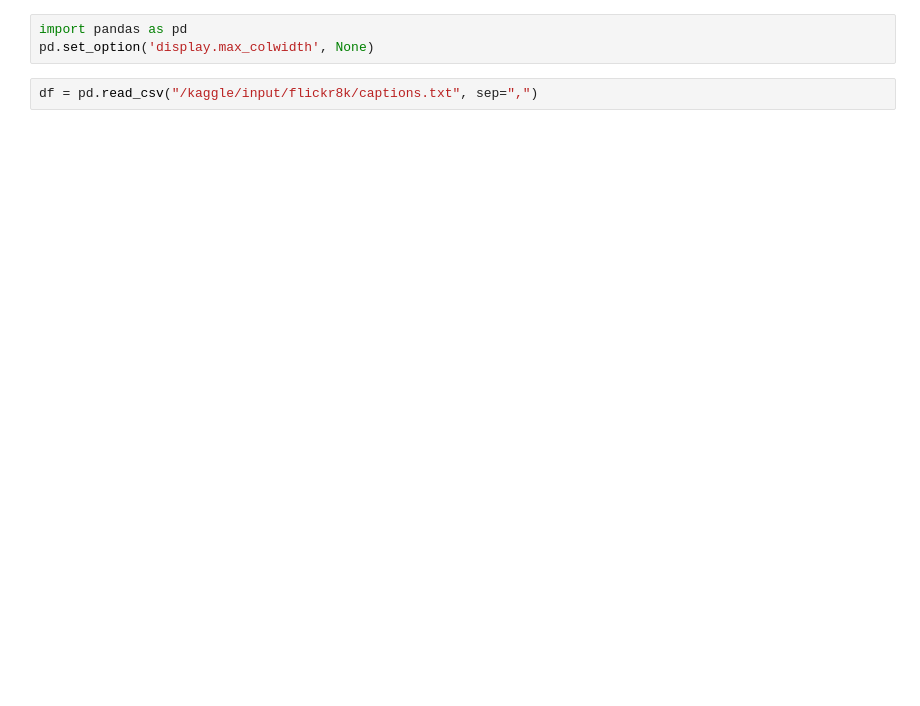
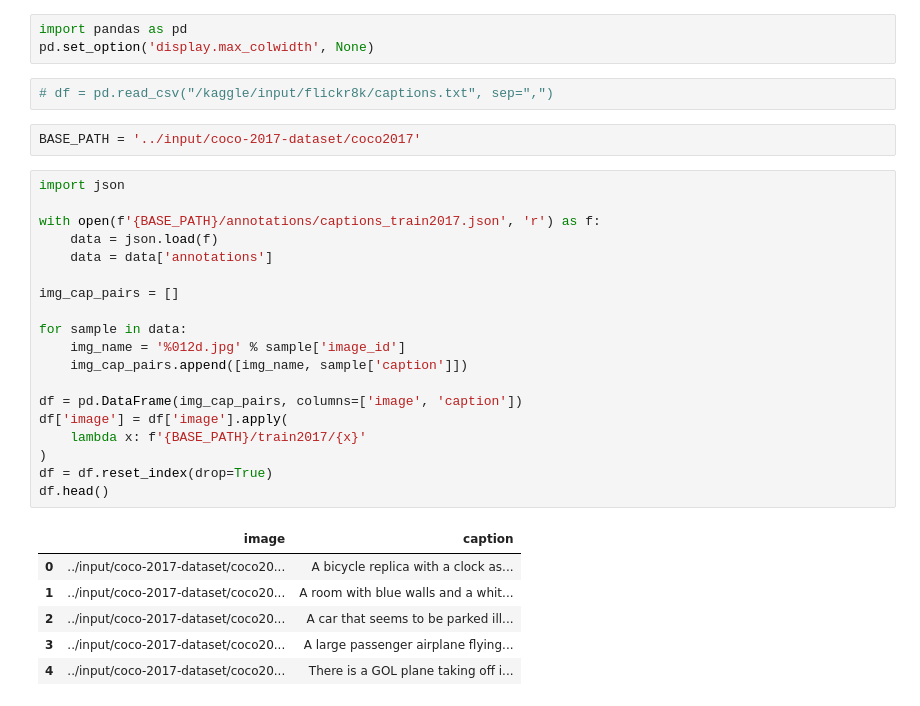
Before and after one commit to PrasannaKasar/Image-Captioning, a Jupyter notebook: image-captioning.ipynb, the cells around one changed output. Drawn from its saved outputs; the diff is of its cells as text; blank space fills up the shorter version.

```diff
--- a/image-captioning.ipynb
+++ b/image-captioning.ipynb
@@ -2,4 +4,32 @@
 import pandas as pd
 pd.set_option('display.max_colwidth', None)
 # %%
-df = pd.read_csv("/kaggle/input/flickr8k/captions.txt", sep=",")
+# df = pd.read_csv("/kaggle/input/flickr8k/captions.txt", sep=",")
+# %%
+BASE_PATH = '../input/coco-2017-dataset/coco2017'
+# %%
+import json
+
+with open(f'{BASE_PATH}/annotations/captions_train2017.json', 'r') as f:
+    data = json.load(f)
+    data = data['annotations']
+
+img_cap_pairs = []
+
+for sample in data:
+    img_name = '%012d.jpg' % sample['image_id']
+    img_cap_pairs.append([img_name, sample['caption']])
+
+df = pd.DataFrame(img_cap_pairs, columns=['image', 'caption'])
+df['image'] = df['image'].apply(
+    lambda x: f'{BASE_PATH}/train2017/{x}'
+)
+df = df.reset_index(drop=True)
+df.head()
+# %% [output]
+|  | image | caption |
+| 0 | ../input/coco-2017-dataset/coco20... | A bicycle replica with a clock as... |
+| 1 | ../input/coco-2017-dataset/coco20... | A room with blue walls and a whit... |
+| 2 | ../input/coco-2017-dataset/coco20... | A car that seems to be parked ill... |
+| 3 | ../input/coco-2017-dataset/coco20... | A large passenger airplane flying... |
+| 4 | ../input/coco-2017-dataset/coco20... | There is a GOL plane taking off i... |
```
Also changed, not shown: parts of 37 cells of this notebook.
